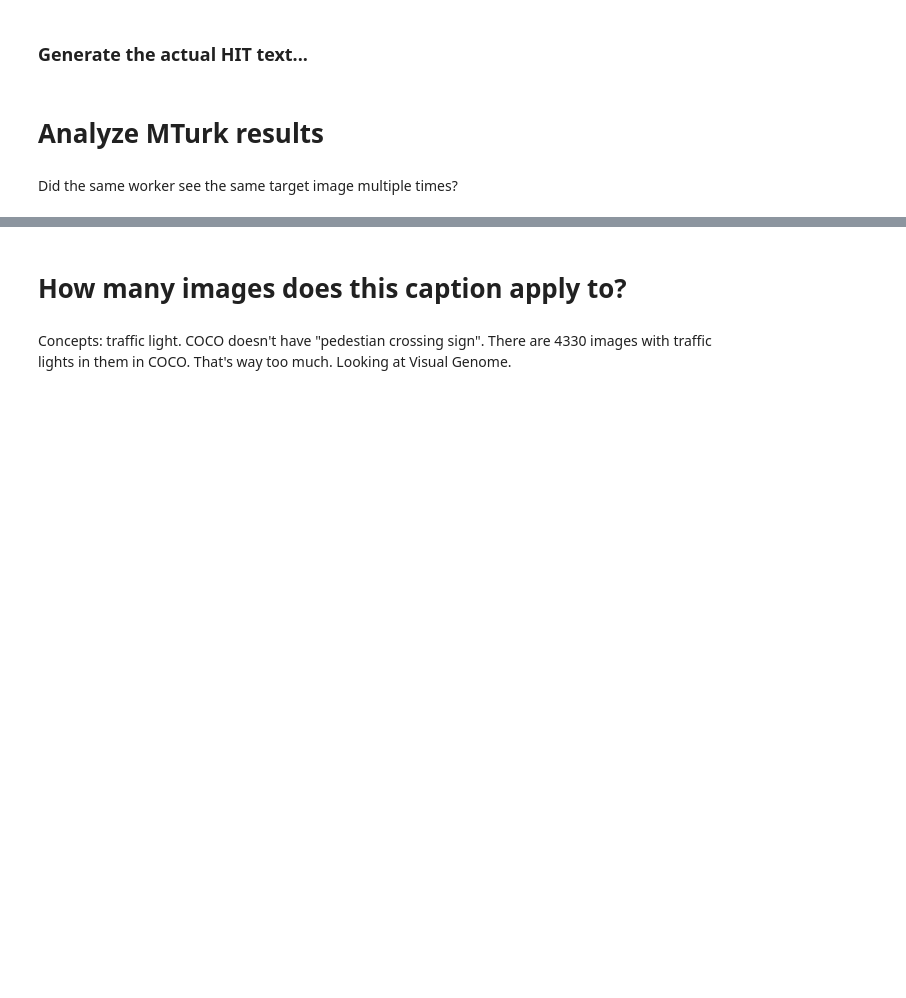
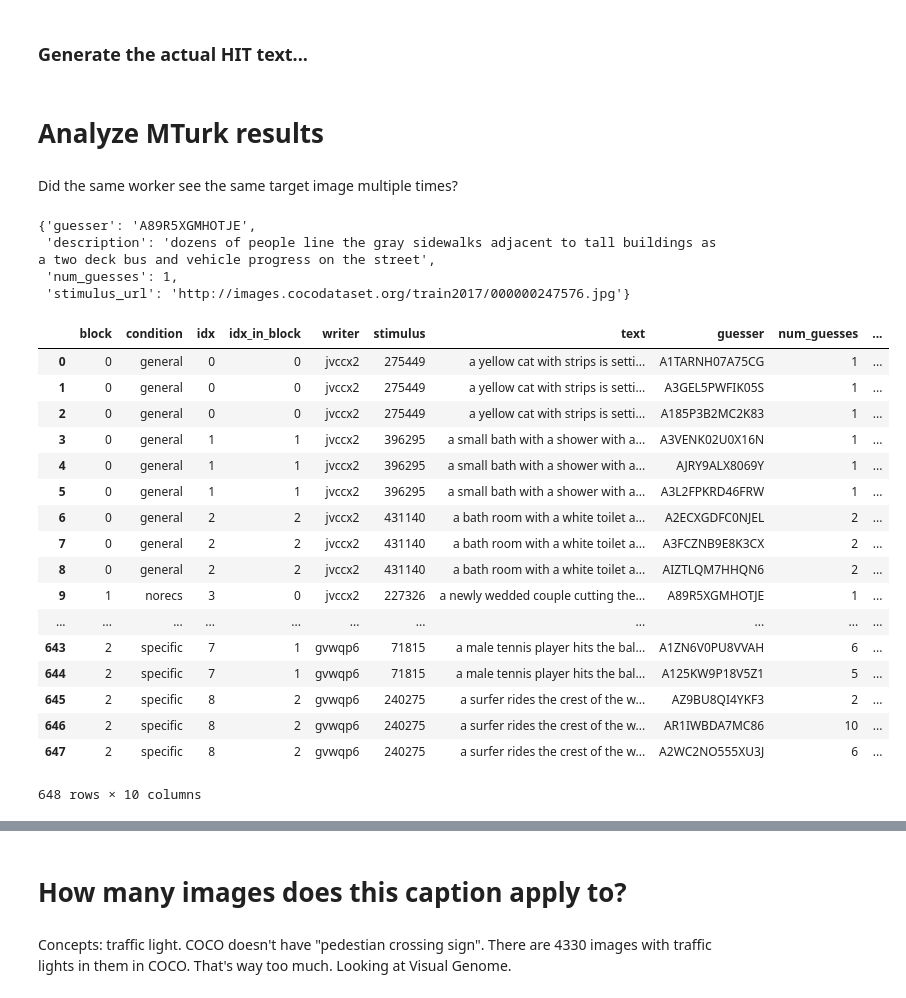
Before and after one commit to kcarnold/textrec, a Jupyter notebook: notebooks/Analysis.ipynb, the cells around one changed output, grey strips where cells are left out. Cells and saved outputs as stored; diff of their text form; code cells hidden in the pictures; blank space fills up the shorter version.

```diff
--- a/notebooks/Analysis.ipynb
+++ b/notebooks/Analysis.ipynb
@@ -27,3 +25,0 @@ Download Karpathy's version of the COCO captions dataset. This has the train-tes
-# %%
-images = util.get_coco_captions()
-images_by_split = toolz.groupby('split', images)
@@ -81,5 +67,5 @@ Instructions: 10.7
 # %%
-trial_data = get_trial_data('2018-05-02')
+trial_data = get_trial_data(participants['2018-05-02'])
 # %%
 for trial in trial_data:
     trial['text'] = trial['text'].strip()
@@ -273,0 +366,14 @@ pd.DataFrame([
+# %%
+guesses_results = []
+for i, row in batched_guesses_results.iterrows():
+    for page in json.loads(row['Answer.results']):
+#         print(page)
+        guess_indices = [guess['idx'] for guess in page['guesses']]
+#         guessed_right_sometime = [row.correctIdx in row.guess_indices for row in mturk_nafc_results.itertuples()]
+        stimulus_url = [img for img in page['images'] if img['isCorrect']][0]['url']
+        guesses_results.append(dict(
+            guesser=row['WorkerId'],
+            description=page['description'],
+            num_guesses=len(guess_indices),
+            stimulus_url=stimulus_url))
+pd.DataFrame(guesses_results)
@@ -386,6 +511,40 @@ annotator_level_data = pd.merge(
 annotator_level_data
     #.groupby().num_guesses.mean().to_frame('mean_num_guesses'),
 #     left_on='text', right_index=True).groupby('condition').mean_num_guesses.aggregate(['mean', 'std'])
+# %%
+guesses_results[0]
+# %% [output]
+{'guesser': 'A89R5XGMHOTJE',
+ 'description': 'dozens of people line the gray sidewalks adjacent to tall buildings as a two deck bus and vehicle progress on the street',
+ 'num_guesses': 1,
+ 'stimulus_url': 'http://images.cocodataset.org/train2017/000000247576.jpg'}
+# %%
+annotator_level_data = pd.merge(
+    pd.DataFrame(trial_data).rename(columns={'participant': 'writer'}),
+    pd.DataFrame(guesses_results).rename(columns={'description': 'text'}),
+    on='text', validate='1:m', how='right')
+annotator_level_data
+    #.groupby().num_guesses.mean().to_frame('mean_num_guesses'),
+#     left_on='text', right_index=True).groupby('condition').mean_num_guesses.aggregate(['mean', 'std'])
+# %% [output]
+|  | block | condition | idx | idx_in_block | writer | stimulus | text | guesser | num_guesses | ... |
+| 0 | 0 | general | 0 | 0 | jvccx2 | 275449 | a yellow cat with strips is setti... | A1TARNH07A75CG | 1 | ... |
+| 1 | 0 | general | 0 | 0 | jvccx2 | 275449 | a yellow cat with strips is setti... | A3GEL5PWFIK05S | 1 | ... |
+| 2 | 0 | general | 0 | 0 | jvccx2 | 275449 | a yellow cat with strips is setti... | A185P3B2MC2K83 | 1 | ... |
+| 3 | 0 | general | 1 | 1 | jvccx2 | 396295 | a small bath with a shower with a... | A3VENK02U0X16N | 1 | ... |
+| 4 | 0 | general | 1 | 1 | jvccx2 | 396295 | a small bath with a shower with a... | AJRY9ALX8069Y | 1 | ... |
+| 5 | 0 | general | 1 | 1 | jvccx2 | 396295 | a small bath with a shower with a... | A3L2FPKRD46FRW | 1 | ... |
+| 6 | 0 | general | 2 | 2 | jvccx2 | 431140 | a bath room with a white toilet a... | A2ECXGDFC0NJEL | 2 | ... |
+| 7 | 0 | general | 2 | 2 | jvccx2 | 431140 | a bath room with a white toilet a... | A3FCZNB9E8K3CX | 2 | ... |
+| 8 | 0 | general | 2 | 2 | jvccx2 | 431140 | a bath room with a white toilet a... | AIZTLQM7HHQN6 | 2 | ... |
+| 9 | 1 | norecs | 3 | 0 | jvccx2 | 227326 | a newly wedded couple cutting the... | A89R5XGMHOTJE | 1 | ... |
+| ... | ... | ... | ... | ... | ... | ... | ... | ... | ... | ... |
+| 643 | 2 | specific | 7 | 1 | gvwqp6 | 71815 | a male tennis player hits the bal... | A1ZN6V0PU8VVAH | 6 | ... |
+| 644 | 2 | specific | 7 | 1 | gvwqp6 | 71815 | a male tennis player hits the bal... | A125KW9P18V5Z1 | 5 | ... |
+| 645 | 2 | specific | 8 | 2 | gvwqp6 | 240275 | a surfer rides the crest of the w... | AZ9BU8QI4YKF3 | 2 | ... |
+| 646 | 2 | specific | 8 | 2 | gvwqp6 | 240275 | a surfer rides the crest of the w... | AR1IWBDA7MC86 | 10 | ... |
+| 647 | 2 | specific | 8 | 2 | gvwqp6 | 240275 | a surfer rides the crest of the w... | A2WC2NO555XU3J | 6 | ... |
+648 rows × 10 columns
 # %%
 annotator_level_data.columns
 # %%
```
Also changed, not shown: parts of 43 cells of this notebook.
